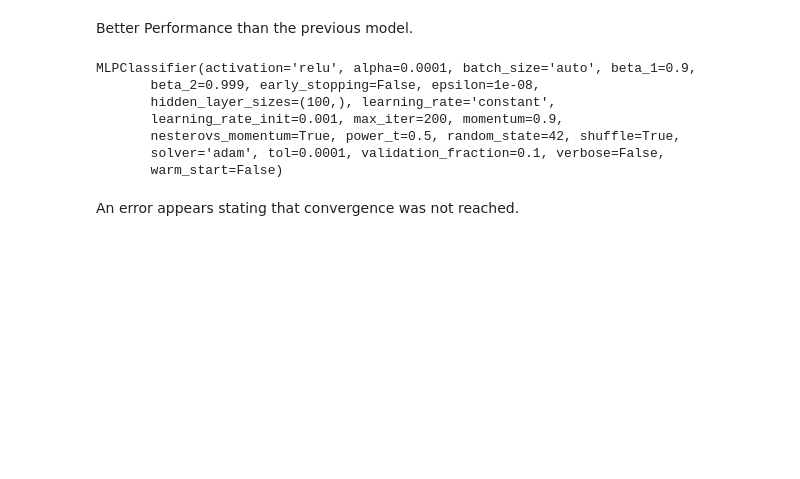
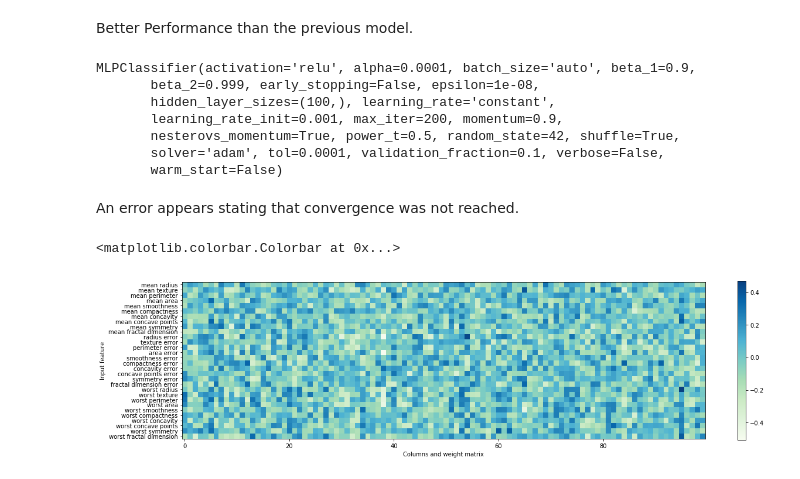
Before and after one commit to mtabbakh/Machine-Learning-Python, a Jupyter notebook: Neural Networks /Neural Network.ipynb, the cells around one changed output. Saved outputs shown, nothing was run; the diff lists cells and outputs as text; code cells hidden in the pictures; blank space fills up the shorter version.

```diff
--- a/Neural Networks /Neural Network.ipynb
+++ b/Neural Networks /Neural Network.ipynb
@@ -98,3 +98,17 @@ MLPClassifier(activation='relu', alpha=0.0001, batch_size='auto', beta_1=0.9,
        warm_start=False)
 # %% [markdown]
 An error appears stating that convergence was not reached.
+# %%
+# inspect the weights between the input and the first hidden layer
+import matplotlib.pyplot as plt
+%matplotlib inline
+
+plt.figure(figsize=(20,5))
+plt.imshow(mlp.coefs_[0],interpolation='None',cmap='GnBu')
+plt.yticks(range(30),cancer.feature_names)
+plt.xlabel('Columns and weight matrix')
+plt.ylabel('Input feature')
+plt.colorbar()
+# %% [output]
+<matplotlib.colorbar.Colorbar at 0x...>
+[figure, added]
```
Also changed, not shown: parts of 3 cells of this notebook, 3 other files.
